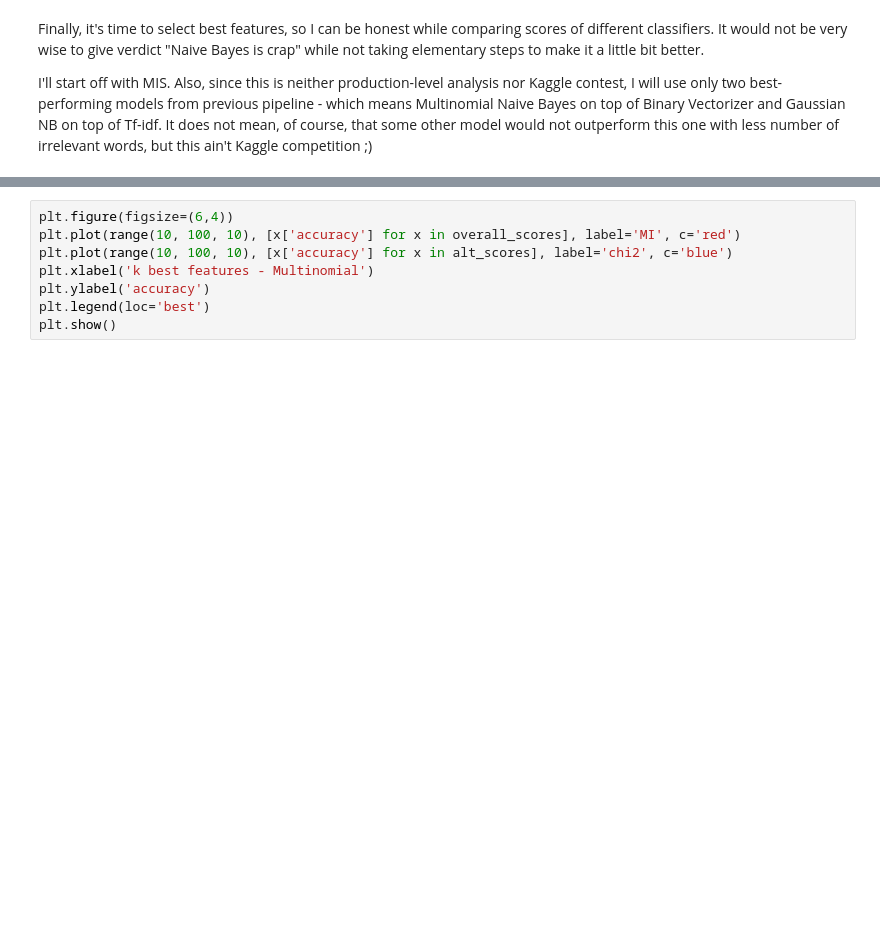
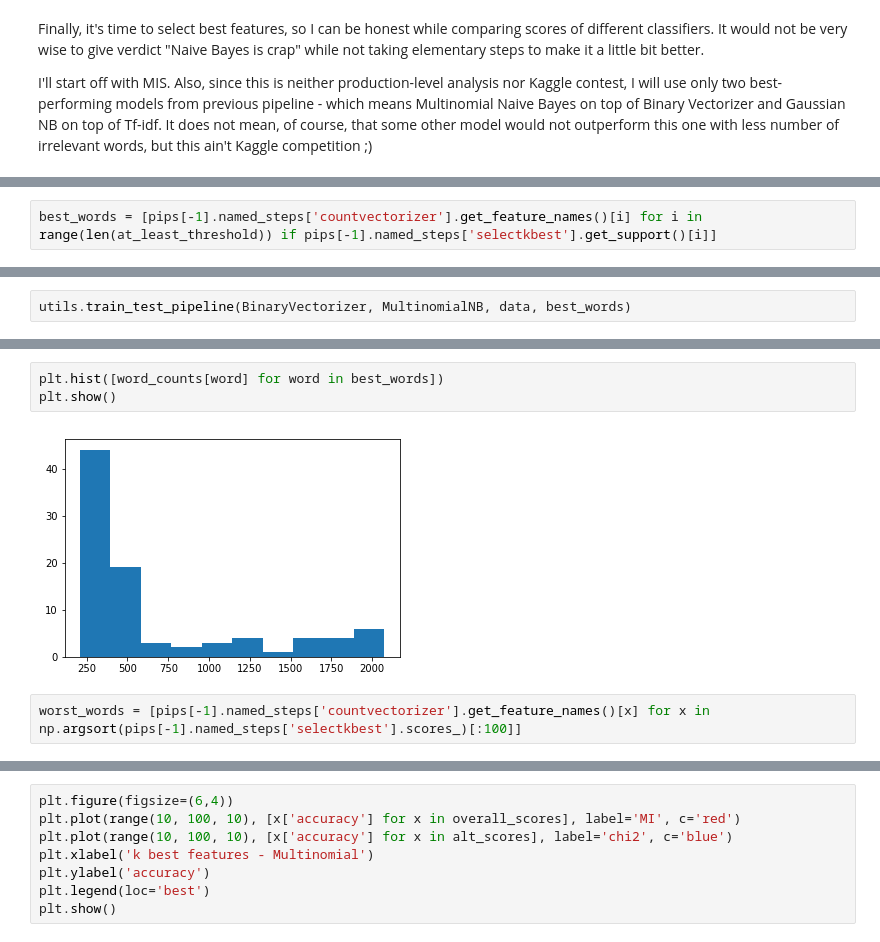
Before and after one commit to czlowiekrakieta/oxford-nlp, a Jupyter notebook: sentiment.ipynb, the cells around one changed output, grey strips where cells are left out. Cells and saved outputs as stored; diff of their text form; blank space fills up the shorter version.

```diff
--- a/sentiment.ipynb
+++ b/sentiment.ipynb
@@ -262,0 +317,2 @@ plt.show()
+# %%
+best_words = [pips[-1].named_steps['countvectorizer'].get_feature_names()[i] for i in range(len(at_least_threshold)) if pips[-1].named_steps['selectkbest'].get_support()[i]]
@@ -262,0 +321,2 @@ plt.show()
+# %%
+utils.train_test_pipeline(BinaryVectorizer, MultinomialNB, data, best_words)
@@ -262,0 +337,7 @@ plt.show()
+# %%
+plt.hist([word_counts[word] for word in best_words])
+plt.show()
+# %% [output]
+[figure, added]
+# %%
+worst_words = [pips[-1].named_steps['countvectorizer'].get_feature_names()[x] for x in np.argsort(pips[-1].named_steps['selectkbest'].scores_)[:100]]
```
Also changed, not shown: parts of 73 cells of this notebook, 3 other files.
